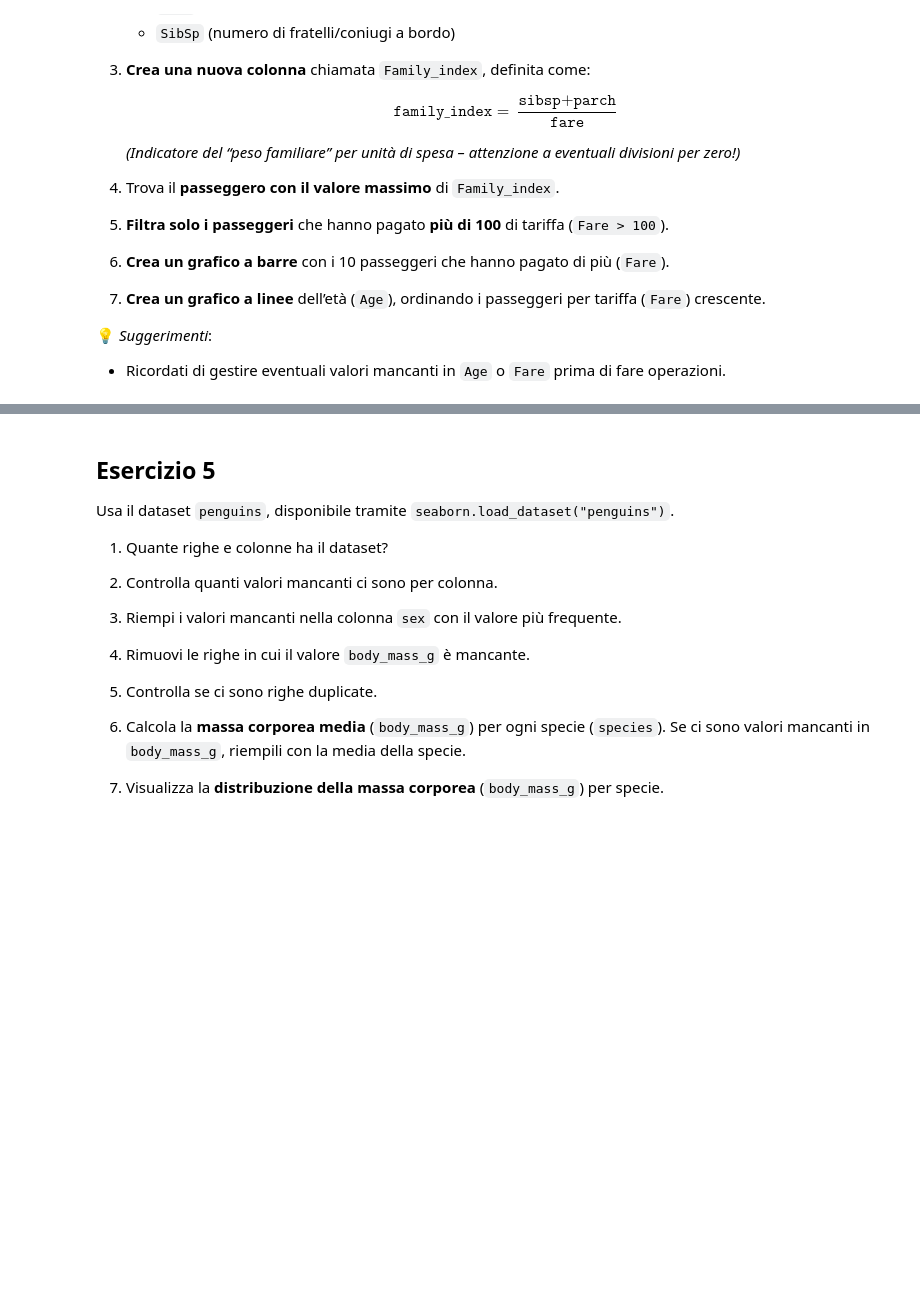
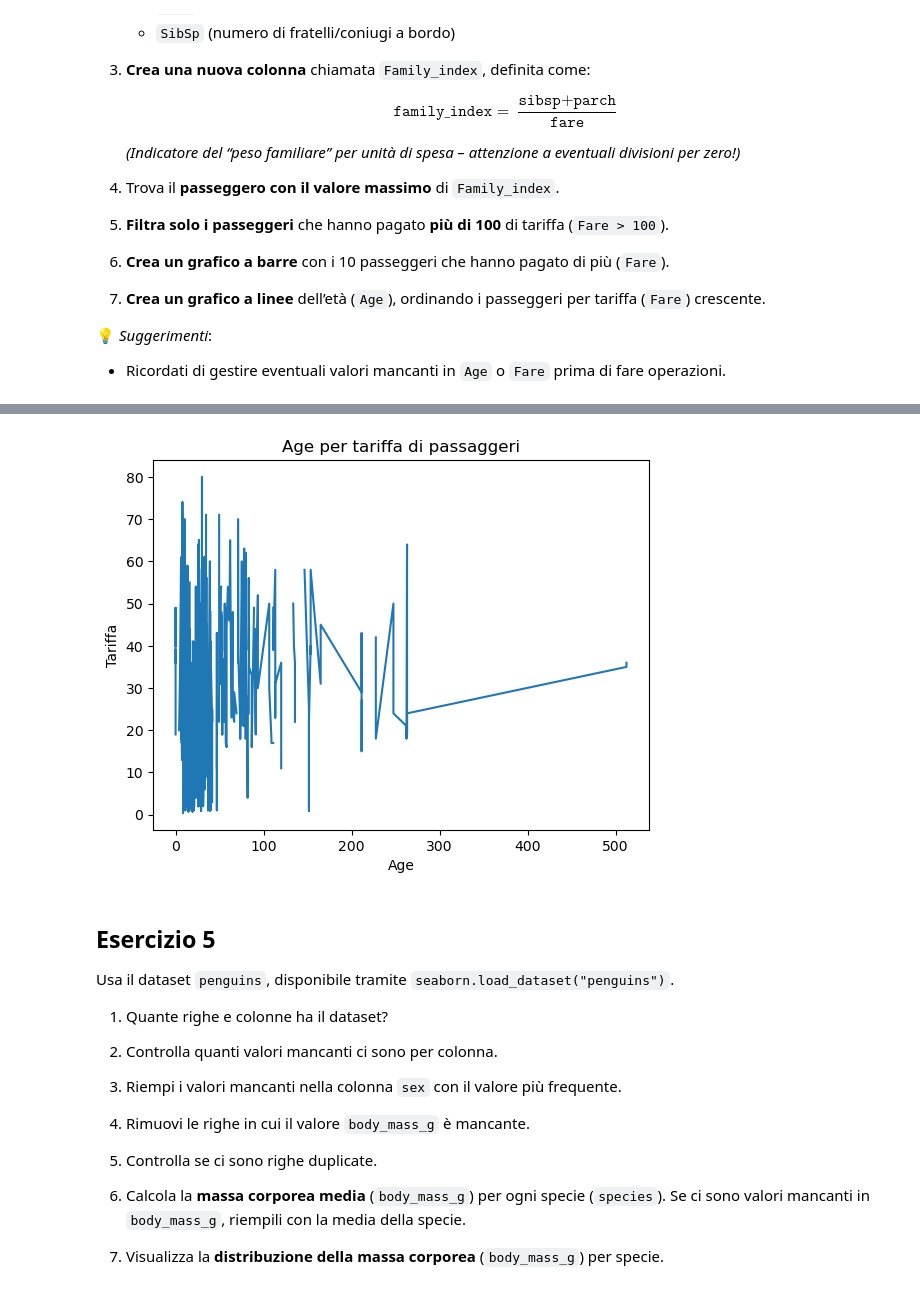
Before and after one commit to Franck-237/ProgrammingLab, a Jupyter notebook: Programming_lab2/simulazEsame.ipynb, the cells around one changed output, grey strips where cells are left out. Saved outputs shown, nothing was run; the diff lists cells and outputs as text; code cells hidden in the pictures; blank space fills up the shorter version.

```diff
--- a/Programming_lab2/simulazEsame.ipynb
+++ b/Programming_lab2/simulazEsame.ipynb
@@ -110,3 +215,14 @@ Esegui un’analisi esplorativa sui dati dei passeggeri, focalizzandoti su tarif
+# %%
+df = df.sort_values(by= 'Fare', ascending= True)
+df.head()
+
+plt.plot(df['Fare'], df['Age'])
+plt.title("Age per tariffa di passaggeri")
+plt.xlabel("Age")
+plt.ylabel("Tariffa")
+plt.show()
+# %% [output]
+[figure, added]
 # %% [markdown]
 ## Esercizio 5
 
```
Also changed, not shown: parts of 7 cells of this notebook, 2 other files.
